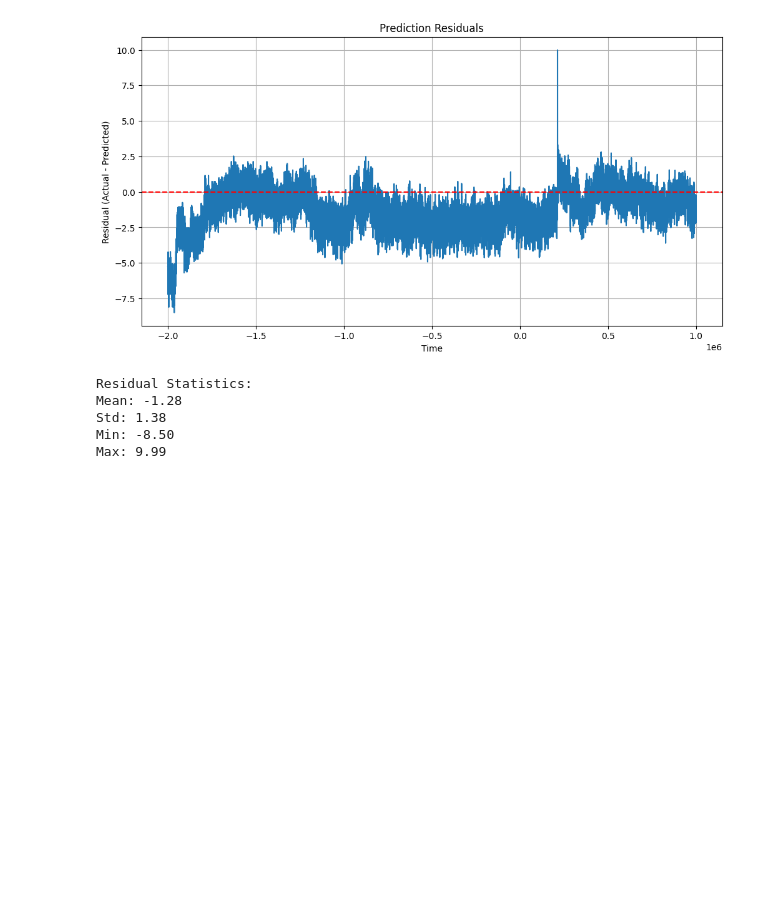
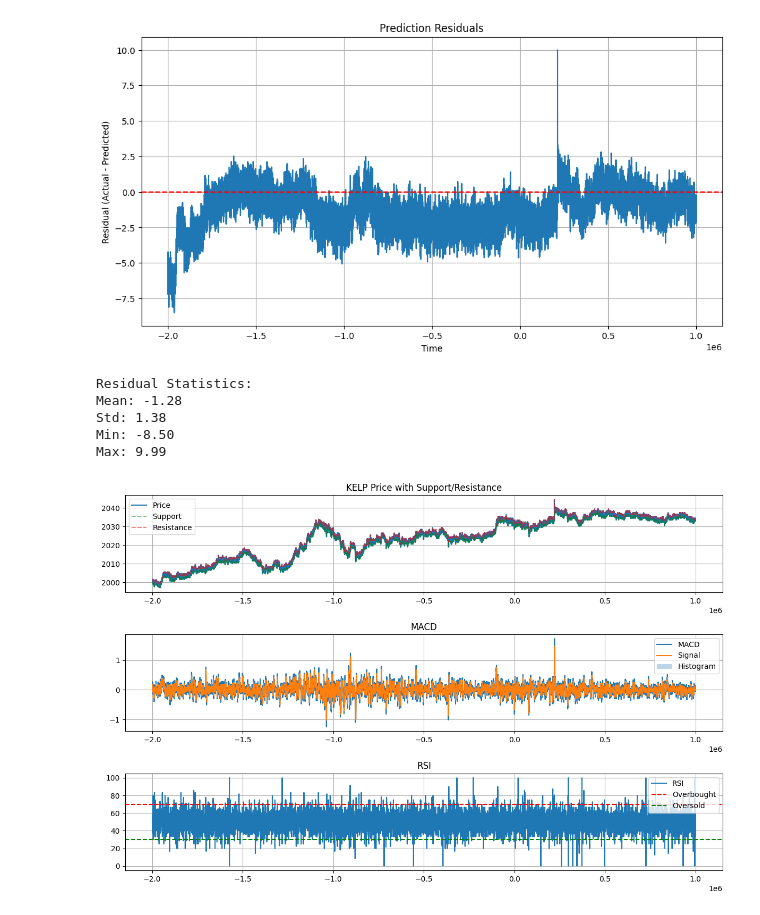
Before and after one commit to AkeBoss-tech/imc-prosperity-ake-bossers, a Jupyter notebook: round1/analysis.ipynb, the cells around one changed output. Drawn from its saved outputs; the diff is of its cells as text; code cells hidden in the pictures; blank space fills up the shorter version.

```diff
--- a/round1/analysis.ipynb
+++ b/round1/analysis.ipynb
@@ -493,3 +507,80 @@ Mean: -1.28
 Std: 1.38
 Min: -8.50
 Max: 9.99
+# %%
+# Calculate MACD
+def calculate_macd(data, short_window=12, long_window=26, signal_window=9):
+    # Calculate short and long term EMAs
+    short_ema = data['mid_price'].ewm(span=short_window, adjust=False).mean()
+    long_ema = data['mid_price'].ewm(span=long_window, adjust=False).mean()
+
+    # Calculate MACD line
+    macd_line = short_ema - long_ema
+
+    # Calculate signal line
+    signal_line = macd_line.ewm(span=signal_window, adjust=False).mean()
+
+    # Calculate MACD histogram
+    macd_histogram = macd_line - signal_line
+
+    return macd_line, signal_line, macd_histogram
+
+# Calculate RSI
+def calculate_rsi(data, periods=14):
+    delta = data['mid_price'].diff()
+    gain = (delta.where(delta > 0, 0)).rolling(window=periods).mean()
+    loss = (-delta.where(delta < 0, 0)).rolling(window=periods).mean()
+    rs = gain / loss
+    return 100 - (100 / (1 + rs))
+
+# Calculate support and resistance levels
+def find_support_resistance(data, window=20):
+    rolling_min = data['mid_price'].rolling(window=window).min()
+    rolling_max = data['mid_price'].rolling(window=window).max()
+    return rolling_min, rolling_max
+
+# Calculate indicators
+macd_line, signal_line, macd_histogram = calculate_macd(KELP)
+rsi = calculate_rsi(KELP)
+support, resistance = find_support_resistance(KELP)
+
+# Plot MACD
+plt.figure(figsize=(12, 8))
+plt.subplot(3, 1, 1)
+plt.plot(KELP['time'], KELP['mid_price'], label='Price')
+plt.plot(KELP['time'], support, 'g--', label='Support', alpha=0.5)
+plt.plot(KELP['time'], resistance, 'r--', label='Resistance', alpha=0.5)
+plt.title('KELP Price with Support/Resistance')
+plt.legend()
+plt.grid(True)
+
+# Plot MACD
+plt.subplot(3, 1, 2)
+plt.plot(KELP['time'], macd_line, label='MACD')
+plt.plot(KELP['time'], signal_line, label='Signal')
+plt.bar(KELP['time'], macd_histogram, label='Histogram', alpha=0.3)
+plt.title('MACD')
+plt.legend()
+plt.grid(True)
+
+# Plot RSI
+plt.subplot(3, 1, 3)
+plt.plot(KELP['time'], rsi, label='RSI')
+plt.axhline(y=70, color='r', linestyle='--', label='Overbought')
+plt.axhline(y=30, color='g', linestyle='--', label='Oversold')
+plt.title('RSI')
+plt.legend()
+plt.grid(True)
+
+plt.tight_layout()
+plt.show()
+
+# Print some statistics
+print("\nRSI Statistics:")
+print(f"Mean RSI: {rsi.mean():.2f}")
+print(f"Max RSI: {rsi.max():.2f}")
+print(f"Min RSI: {rsi.min():.2f}")
+print(f"Number of overbought periods: {len(rsi[rsi > 70])}")
+print(f"Number of oversold periods: {len(rsi[rsi < 30])}")
+# %% [output]
+[figure, added]
```
Also changed, not shown: parts of 11 cells of this notebook.
